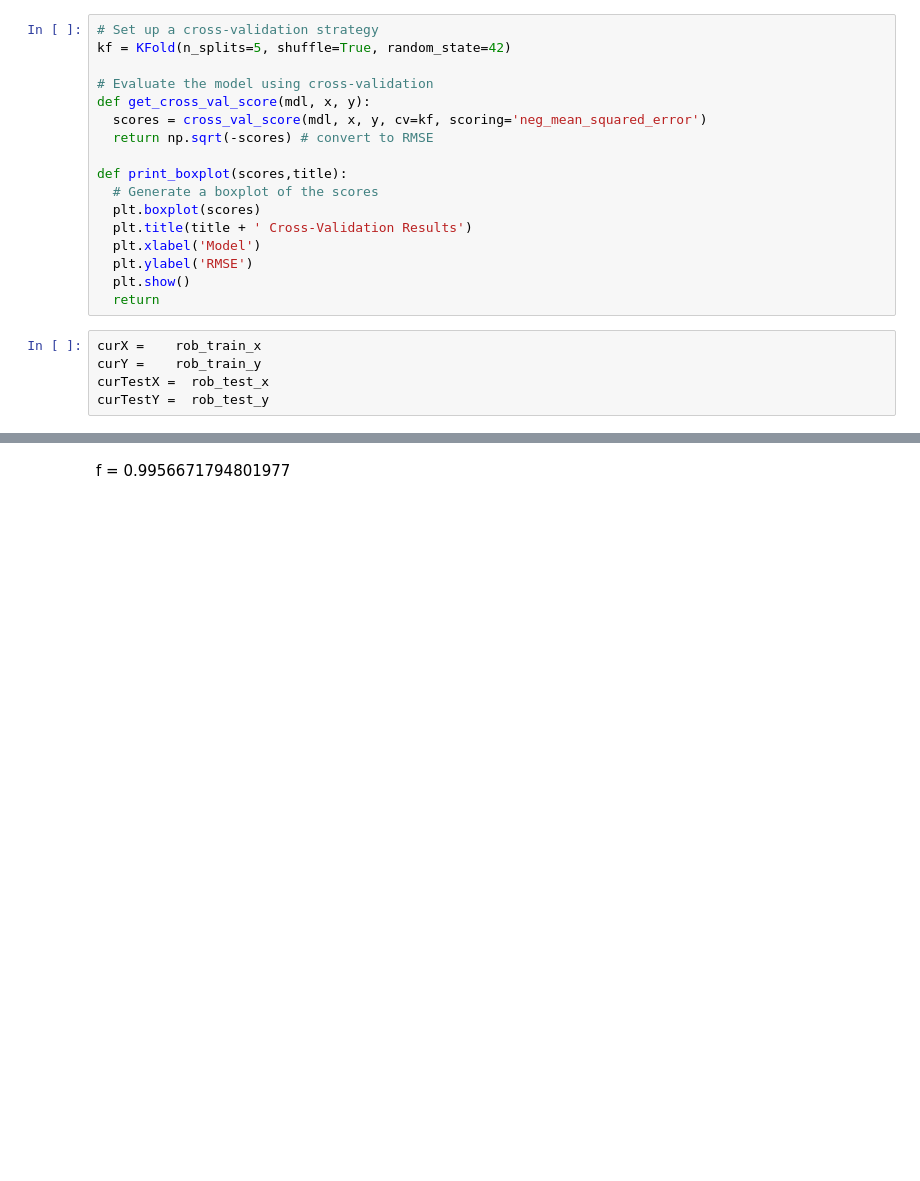
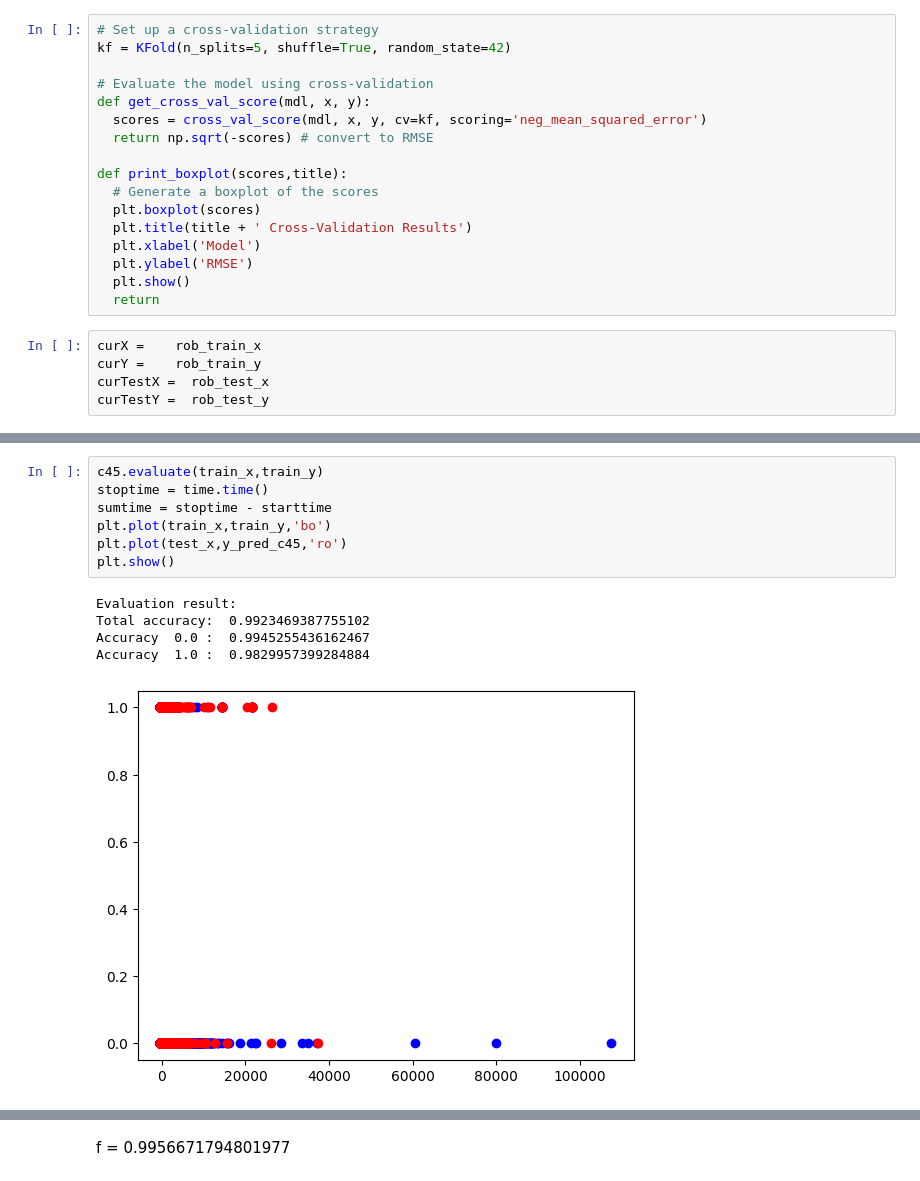
Before and after one commit to hkuspace-pu/COMP3000HK23_24_SzeChiKeung, a Jupyter notebook: testcase/malicious.ipynb, the cells around one changed output, grey strips where cells are left out. Saved outputs shown, nothing was run; the diff lists cells and outputs as text; blank space fills up the shorter version.

```diff
--- a/testcase/malicious.ipynb
+++ b/testcase/malicious.ipynb
@@ -80,0 +99,13 @@ curTestY =  rob_test_y
+# %%
+c45.evaluate(train_x,train_y)
+stoptime = time.time()
+sumtime = stoptime - starttime
+plt.plot(train_x,train_y,'bo')
+plt.plot(test_x,y_pred_c45,'ro')
+plt.show()
+# %% [output]
+Evaluation result:
+Total accuracy:  0.9923469387755102
+Accuracy  0.0 :  0.9945255436162467
+Accuracy  1.0 :  0.9829957399284884
+[figure, added]
```
Also changed, not shown: parts of 6 cells of this notebook, 6 other files.
